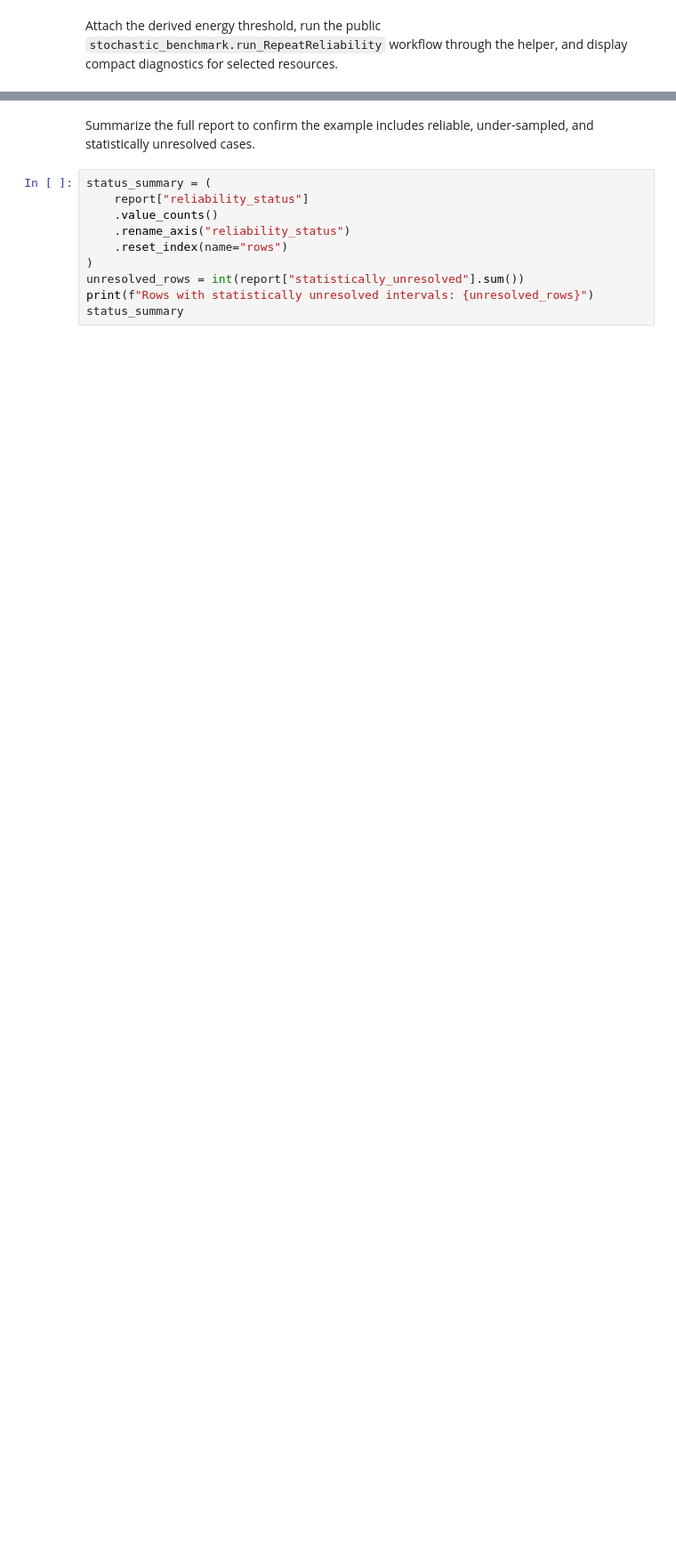
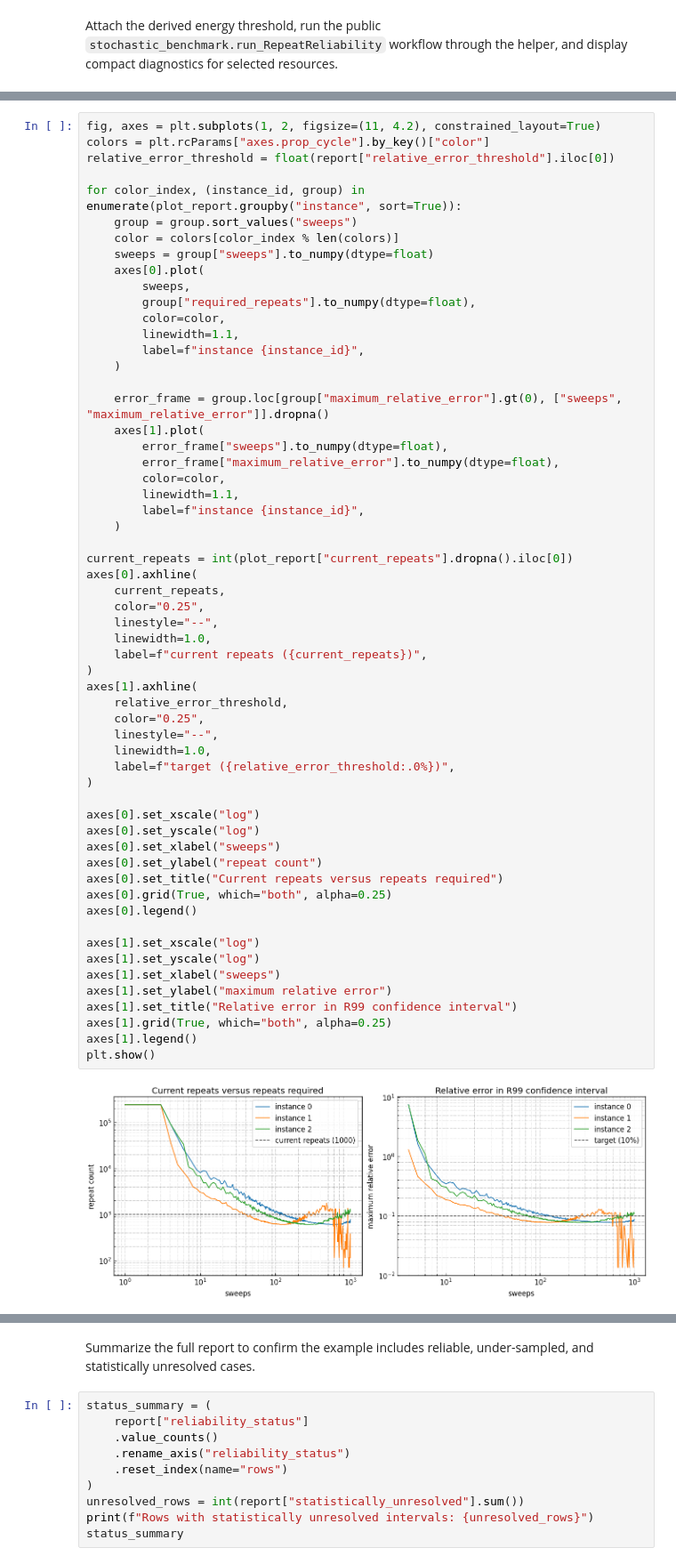
Before and after one commit to usra-riacs/stochastic-benchmark, a Jupyter notebook: examples/Simulated_Annealing/reliability_analysis.ipynb, the cells around one changed output, grey strips where cells are left out. Shown at 89% size. Saved outputs shown, nothing was run; the diff lists cells and outputs as text; blank space fills up the shorter version.

```diff
--- a/examples/Simulated_Annealing/reliability_analysis.ipynb
+++ b/examples/Simulated_Annealing/reliability_analysis.ipynb
@@ -98,0 +196,60 @@ diagnostics
+# %%
+fig, axes = plt.subplots(1, 2, figsize=(11, 4.2), constrained_layout=True)
+colors = plt.rcParams["axes.prop_cycle"].by_key()["color"]
+relative_error_threshold = float(report["relative_error_threshold"].iloc[0])
+
+for color_index, (instance_id, group) in enumerate(plot_report.groupby("instance", sort=True)):
+    group = group.sort_values("sweeps")
+    color = colors[color_index % len(colors)]
+    sweeps = group["sweeps"].to_numpy(dtype=float)
+    axes[0].plot(
+        sweeps,
+        group["required_repeats"].to_numpy(dtype=float),
+        color=color,
+        linewidth=1.1,
+        label=f"instance {instance_id}",
+    )
+
+    error_frame = group.loc[group["maximum_relative_error"].gt(0), ["sweeps", "maximum_relative_error"]].dropna()
+    axes[1].plot(
+        error_frame["sweeps"].to_numpy(dtype=float),
+        error_frame["maximum_relative_error"].to_numpy(dtype=float),
+        color=color,
+        linewidth=1.1,
+        label=f"instance {instance_id}",
+    )
+
+current_repeats = int(plot_report["current_repeats"].dropna().iloc[0])
+axes[0].axhline(
+    current_repeats,
+    color="0.25",
+    linestyle="--",
+    linewidth=1.0,
+    label=f"current repeats ({current_repeats})",
+)
+axes[1].axhline(
+    relative_error_threshold,
+    color="0.25",
+    linestyle="--",
+    linewidth=1.0,
+    label=f"target ({relative_error_threshold:.0%})",
+)
+
+axes[0].set_xscale("log")
+axes[0].set_yscale("log")
+axes[0].set_xlabel("sweeps")
+axes[0].set_ylabel("repeat count")
+axes[0].set_title("Current repeats versus repeats required")
+axes[0].grid(True, which="both", alpha=0.25)
+axes[0].legend()
+
+axes[1].set_xscale("log")
+axes[1].set_yscale("log")
+axes[1].set_xlabel("sweeps")
+axes[1].set_ylabel("maximum relative error")
+axes[1].set_title("Relative error in R99 confidence interval")
+axes[1].grid(True, which="both", alpha=0.25)
+axes[1].legend()
+plt.show()
+# %% [output]
+[figure, added]
```
Also changed, not shown: parts of 6 cells of this notebook.
